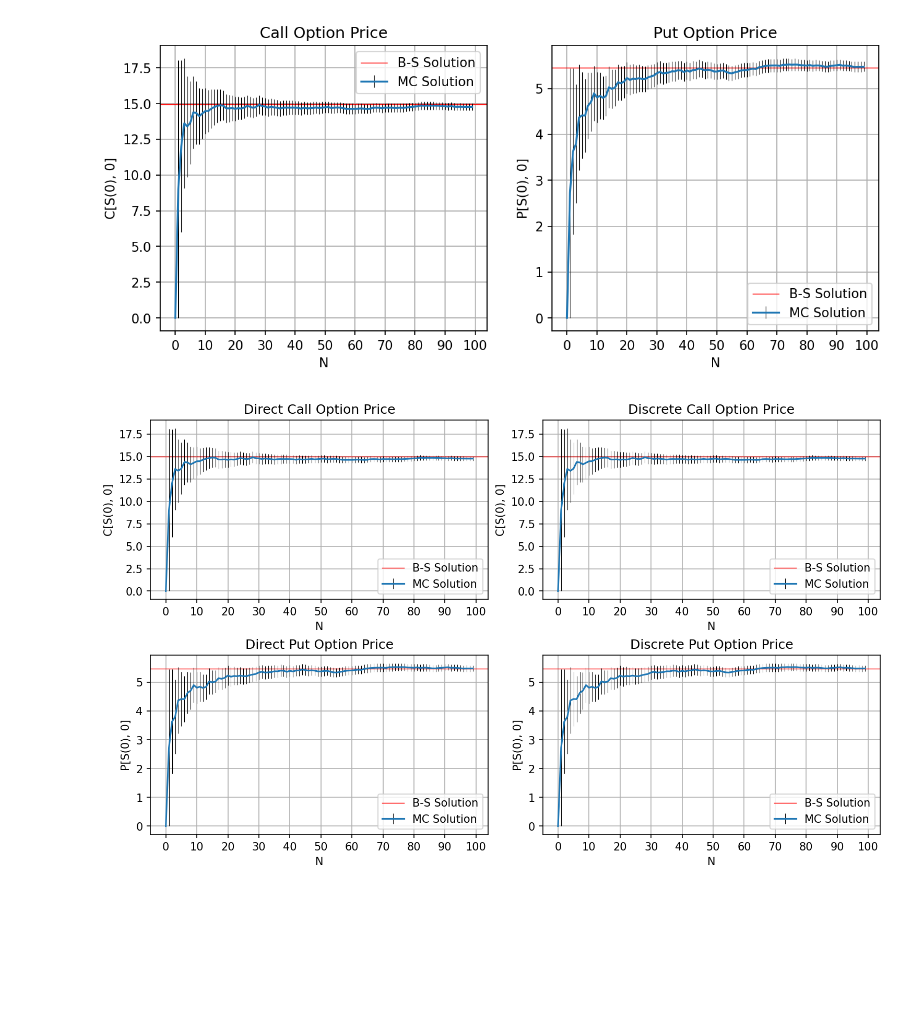
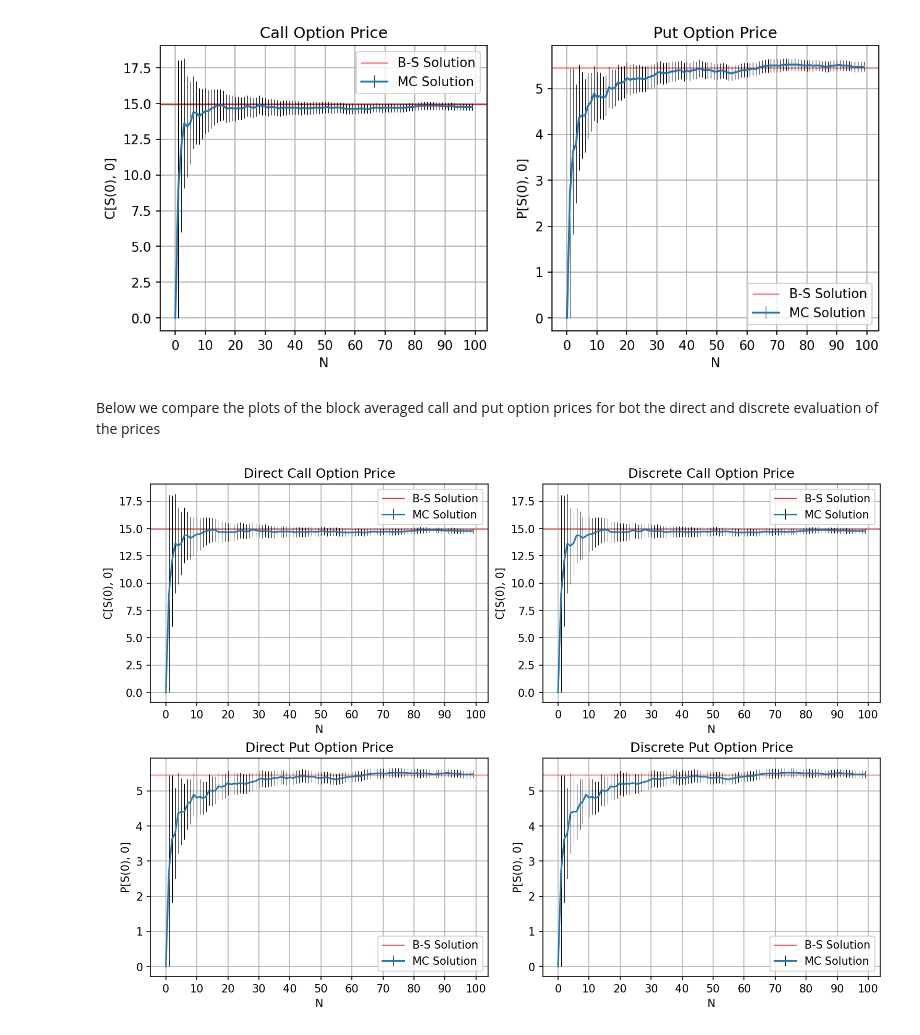
Before and after one commit to Giac97/Simulazione-Numerica, a Jupyter notebook: notebooks/Exercise 3/Exercise 3 - Analysis.ipynb, the cells around one changed output. Saved outputs shown, nothing was run; the diff lists cells and outputs as text; code cells hidden in the pictures; blank space fills up the shorter version.

```diff
--- a/notebooks/Exercise 3/Exercise 3 - Analysis.ipynb
+++ b/notebooks/Exercise 3/Exercise 3 - Analysis.ipynb
@@ -62,8 +62,10 @@ axs[1].grid()
 fig.savefig("discrete_pricing.png")
 # %% [output]
 [figure]
+# %% [markdown]
+Below we compare the plots of the block averaged call and put option prices for bot the direct and discrete evaluation of the prices
 # %%
-fig, axs =  plt.subplots(2,2, figsize = (10, 6), dpi = 150, constrained_layout=True)
+fig, axs =  plt.subplots(2,2, figsize = (10, 7), dpi = 150, constrained_layout=True)
 
 axs[0,0].axhline(14.98, color = "red", linewidth = 0.7, label = "B-S Solution")
 axs[0,0].errorbar(N, callPriceDisc, callErrDisc, ecolor = "black", elinewidth = 0.5, label = "MC Solution")
@@ -76,31 +78,31 @@ axs[0,0].grid()
 
 axs[1,0].axhline(5.4595325819072364, color = "red", linewidth = 0.7, label = "B-S Solution")
 axs[1,0].errorbar(N, putPriceDisc, putErrDisc, ecolor = "black", elinewidth = 0.5, label = "MC Solution")
 axs[1,0].legend()
 axs[1,0].set_title("Direct Put Option Price")
 axs[1,0].set_xticks(np.arange(0, 110, 10))
 axs[1,0].set_xlabel("N")
 axs[1,0].set_ylabel("P[S(0), 0]")
 axs[1,0].grid()
 
 axs[0,1].axhline(14.98, color = "red", linewidth = 0.7, label = "B-S Solution")
 axs[0,1].errorbar(N, callPriceDisc, callErrDisc, ecolor = "black", elinewidth = 0.5, label = "MC Solution")
 axs[0,1].legend()
 axs[0,1].set_title("Discrete Call Option Price")
 axs[0,1].set_xticks(np.arange(0, 110, 10))
 axs[0,1].set_xlabel("N")
 axs[0,1].set_ylabel("C[S(0), 0]")
 axs[0,1].grid()
 
 axs[1,1].axhline(5.4595325819072364, color = "red", linewidth = 0.7, label = "B-S Solution")
 axs[1,1].errorbar(N, putPriceDisc, putErrDisc, ecolor = "black", elinewidth = 0.5, label = "MC Solution")
 axs[1,1].legend()
 axs[1,1].set_title("Discrete Put Option Price")
 axs[1,1].set_xticks(np.arange(0, 110, 10))
 axs[1,1].set_xlabel("N")
 axs[1,1].set_ylabel("P[S(0), 0]")
 axs[1,1].grid()
 
 fig.savefig("option_pricing.svg")
 # %% [output]
-[figure, old version]
+[figure, new version]
```
Also changed, not shown: 1 other file.
